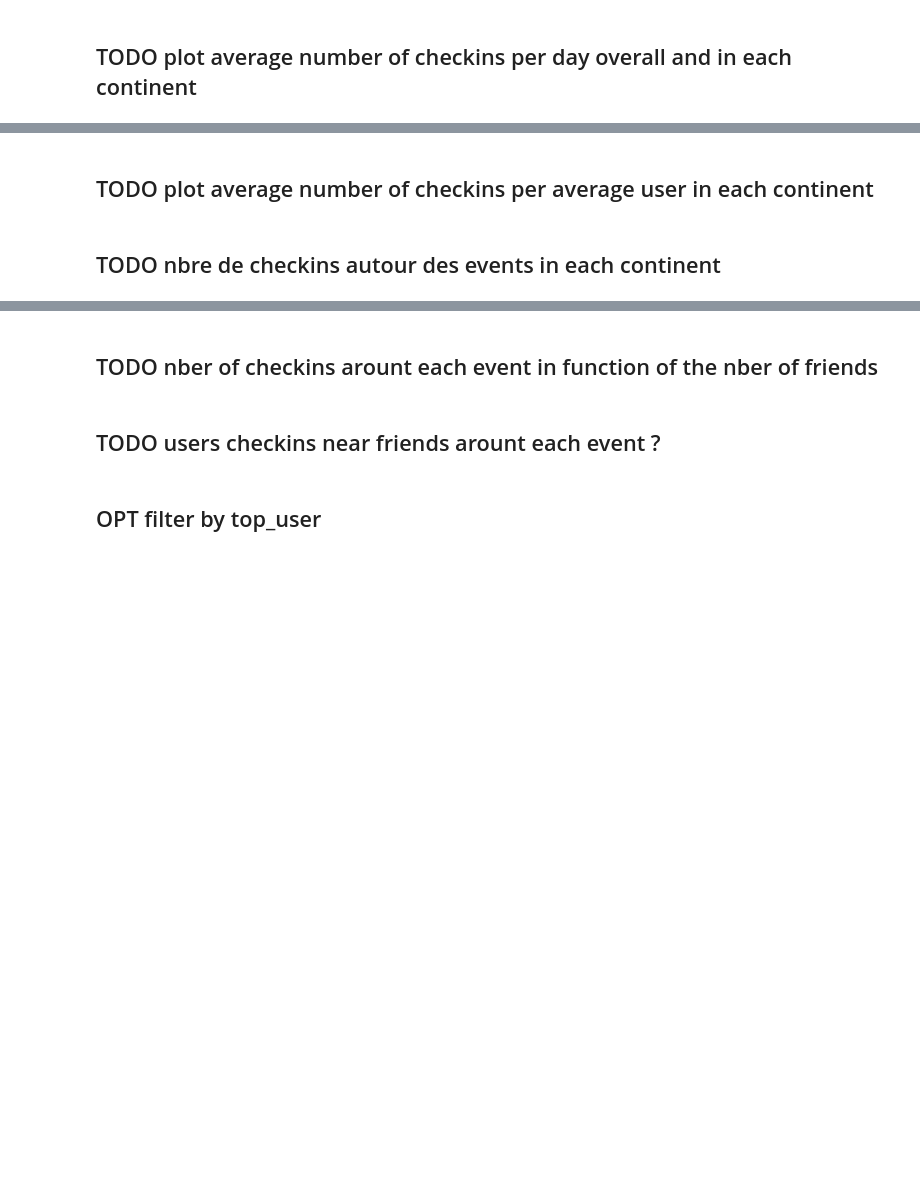
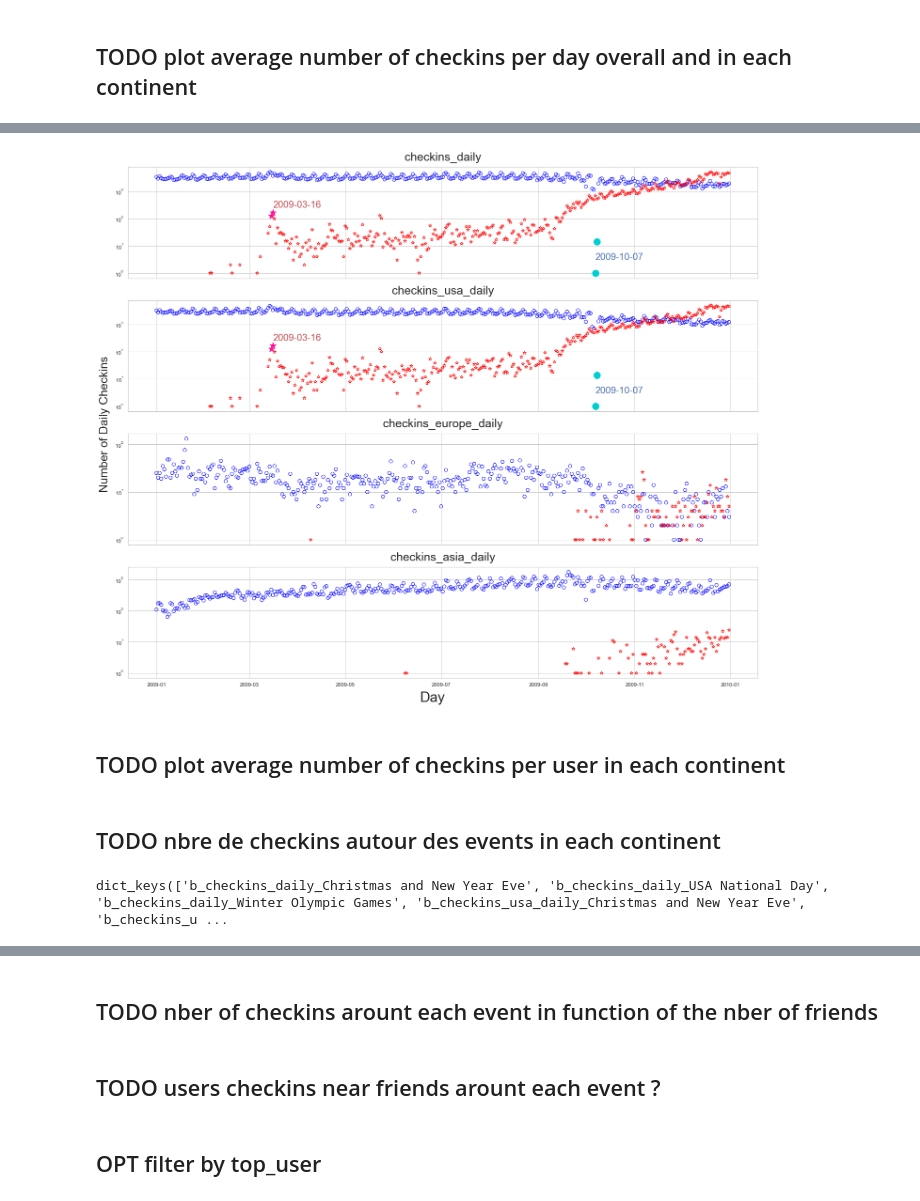
Before and after one commit to epfl-ada/ada-2020-project-milestone-p3-p3_bcd, a Jupyter notebook: Creative extension.ipynb, the cells around one changed output, grey strips where cells are left out. Saved outputs shown, nothing was run; the diff lists cells and outputs as text; code cells hidden in the pictures; blank space fills up the shorter version.

```diff
--- a/Creative extension.ipynb
+++ b/Creative extension.ipynb
@@ -612,0 +614,20 @@ plt.subplots_adjust(hspace = 0.5, wspace = 0.4)
+# %%
+def checkins_daily(checkins):
+    checkins_daily = checkins.groupby('checkin_day').agg({'checkin_time':'count'}).reset_index()
+    return checkins_daily.rename(columns = {'checkin_time' : 'checkin_count'})
+# %%
+dict_checkins_b = {'b_checkins': b_checkins, 'b_checkins_usa': b_checkins_usa,
+                   'b_checkins_europe': b_checkins_europe, 'b_checkins_asia': b_checkins_asia}
+dict_checkins_g = {'g_checkins': g_checkins, 'g_checkins_usa': g_checkins_usa,
+                   'g_checkins_europe': g_checkins_europe, 'g_checkins_asia': g_checkins_asia}
+
+dict_checkins = dict_checkins_b.copy()
+dict_checkins.update(dict_checkins_g)
+dict_checkins_daily = dict()
+
+for df_name in dict_checkins.keys():
+    dict_checkins_daily[df_name + '_daily'] = checkins_daily(dict_checkins[df_name])
+
+
+#print(b_checkins_daily.head())
+dict_checkins_daily['b_checkins_asia_daily'].head()
@@ -613,4 +641,41 @@ plt.subplots_adjust(hspace = 0.5, wspace = 0.4)
+# %%
+fig, axs = plt.subplots(4,1, figsize=(6*4, 20), sharex=True)
+
+for i, (name, df) in enumerate(dict_checkins_b.items()):
+
+    df_b = dict_checkins_daily[name+'_daily']
+    df_b_2009 = df_b[df_b['checkin_day'].apply(lambda date: date.year == 2009)]
+    df_g = dict_checkins_daily['g' + name[1:] +'_daily']
+    df_g_2009 = df_g[df_g['checkin_day'].apply(lambda date: date.year == 2009)]
+    axs[i].scatter(x=df_b_2009['checkin_day'], y=df_b_2009['checkin_count'], marker='o',
+                               label = 'Brightkite', s=50, facecolors='none', edgecolors='blue')
+    axs[i].scatter(x=df_g_2009['checkin_day'], y=df_g_2009['checkin_count'], marker='*',
+                               label = 'Gowalla', s=50, facecolors='none', edgecolors='red')
+    axs[i].set_title(name[2:]+'_daily', size=25, y=1.03)
+
+    if(i<2):
+        mystery_day = df_b_2009[df_b_2009['checkin_count'] < 15]
+        axs[i].annotate(mystery_day.iloc[0]['checkin_day'], (mystery_day.iloc[0]['checkin_day'], 100),
+                    xytext=(mystery_day.iloc[0]['checkin_day'], 3), color = 'b', size=20)
+        axs[i].scatter(x=mystery_day.iloc[1]['checkin_day'], y=mystery_day.iloc[1]['checkin_count'], marker='o',
+                               label = 'Brightkite', s=200, color = 'darkturquoise')
+        axs[i].scatter(x=mystery_day.iloc[0]['checkin_day'], y=mystery_day.iloc[0]['checkin_count'], marker='o',
+                               label = 'Brightkite', s=200, color = 'darkturquoise')
+        mystery_day_2 = df_g_2009[(df_g_2009['checkin_count']>100) & (df_g_2009['checkin_day']<pd.to_datetime('2009-04'))]
+        axs[i].annotate(mystery_day_2.iloc[1]['checkin_day'], (mystery_day_2.iloc[1]['checkin_day'], 100),
+                    xytext=(mystery_day_2.iloc[1]['checkin_day'], 250), color = 'r', size=20)
+        axs[i].scatter(x=mystery_day_2.iloc[0]['checkin_day'], y=mystery_day_2.iloc[0]['checkin_count'], marker='*',
+                               label = 'Gowalla', s=200, color = 'deeppink')
+        axs[i].scatter(x=mystery_day_2.iloc[1]['checkin_day'], y=mystery_day_2.iloc[1]['checkin_count'], marker='*',
+                               label = 'Gowalla', s=200, color = 'deeppink')
+    axs[i].set_yscale('log')
+
+fig.text(0.5, 0.09, 'Day', ha='center', size=30)
+fig.text(0.09, 0.5, 'Number of Daily Checkins', va='center', rotation='vertical', size=25)
+plt.subplots_adjust(hspace = 0.2)
+# %% [output]
+[figure, added]
 # %% [markdown]
-## TODO  plot average number of checkins per average user in each continent
+## TODO  plot average number of checkins per user in each continent
 # %% [markdown]
 ## TODO nbre de checkins autour des events in each continent
@@ -616,0 +695,6 @@ plt.subplots_adjust(hspace = 0.5, wspace = 0.4)
+# %%
+#dict_checkins_daily_events['b_checkins_daily_Christmas and New Year Eve'].head()
+dict_checkins_daily_events.keys()
+#len(dict_checkins_daily_events)
+# %% [output]
+dict_keys(['b_checkins_daily_Christmas and New Year Eve', 'b_checkins_daily_USA National Day', 'b_checkins_daily_Winter Olympic Games', 'b_checkins_usa_daily_Christmas and New Year Eve', 'b_checkins_u ...
```
Also changed, not shown: parts of 15 cells of this notebook, 2 other files.
